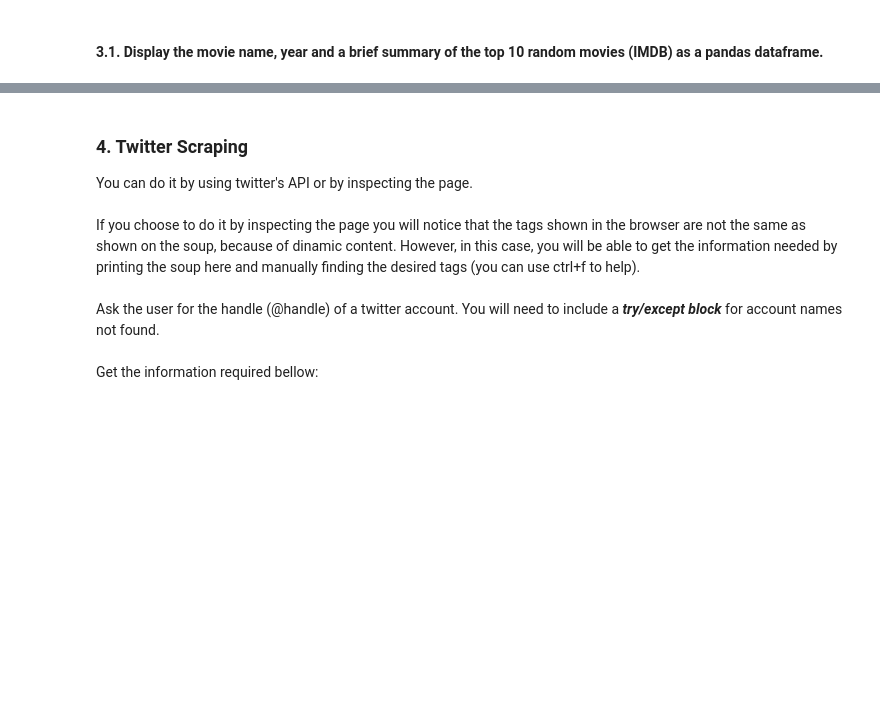
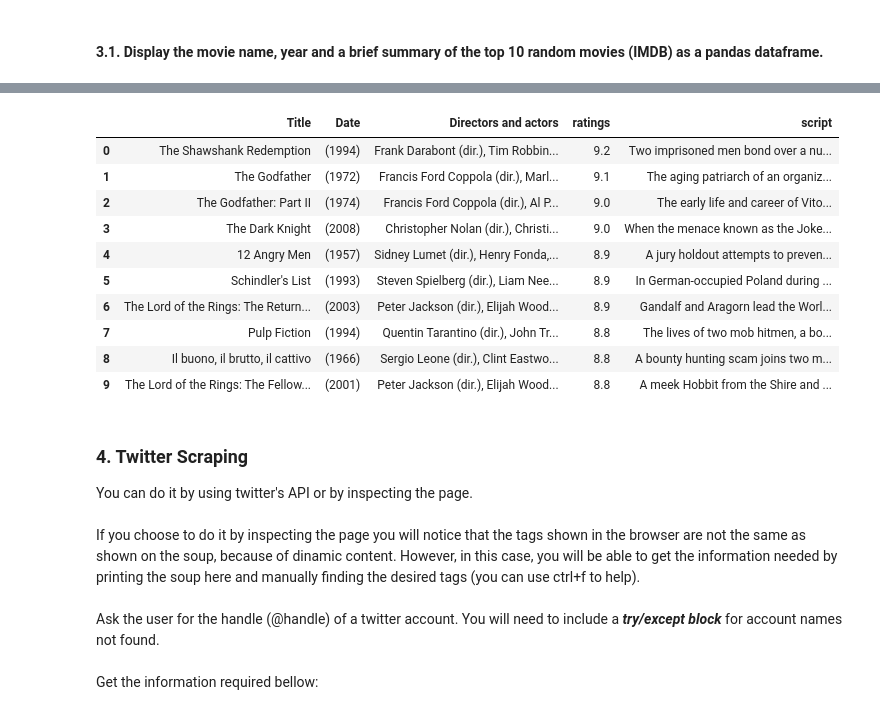
Before and after one commit to ta-data-lis/lab-web-scraping, a Jupyter notebook: your-code/main.ipynb, the cells around one changed output, grey strips where cells are left out. Cells and saved outputs as stored; diff of their text form; code cells hidden in the pictures; blank space fills up the shorter version.

```diff
--- a/your-code/main.ipynb
+++ b/your-code/main.ipynb
@@ -124,0 +374,4 @@ url = 'https://www.imdb.com/chart/top'
+# %%
+# create list with all the ratings
+ratings = soup.find_all('td', attrs = {'class':'ratingColumn imdbRating'})
+stars = [rating.get_text().strip('\n') for rating in ratings]
@@ -131,0 +413,11 @@ url = 'http://www.imdb.com/chart/top'
+# %%
+# your code here
+
+# create the list with all the urls to access the pages of each movie
+url_movie = []
+url_id = [str(movie.find_all('a')) for movie in movies]
+url_id_clean = [url.split(" ") for url in url_id]
+
+for url in url_id_clean:
+    url_movie.append("https://www.imdb.com"+str(url[1][6:len(url[1])-1])+"?pf_rd_m=A2FGELUUNOQJNL&pf_rd_p=e31d89dd-322d-4646-8962-327b42fe94b1&pf_rd_r=KBA7K5JJ8FAGBGK1DP9C&pf_rd_s=center-1&pf_rd_t=15506&pf_rd_i=top&ref_=chttp_tt_1")
+url_movie
@@ -131,0 +442,17 @@ url = 'http://www.imdb.com/chart/top'
+# %%
+# create the list with all the summaries of the first 10 movies appearing on the imdb webpage
+list_summ = []
+
+for url_ind in url_movie[0:10]:
+    response = requests.get(url_ind)
+
+    # create the soup object
+    soup = BeautifulSoup(response.content, features = 'lxml')
+
+    summaries = soup.find_all('div', attrs = {'class':'summary_text'})
+    summ = [summary.get_text().strip() for summary in summaries]
+    list_summ.append(summ[0])
+
+# create the Dataframe with the summaries
+df_right = pd.DataFrame(list_summ)
+df_right
@@ -132,3 +471,25 @@ url = 'http://www.imdb.com/chart/top'
+# %%
+# create the panda Dataframe left
+
+df_left = df.head(10)
+
+# merge left and right DataFrames
+
+df_result = df_left.merge(df_right,left_index=True, right_index=True)
+df_result.rename(columns={0: 'script'}, inplace = True, errors = "raise")
+df_result
+# %% [output]
+|  | Title | Date | Directors and actors | ratings | script |
+| 0 | The Shawshank Redemption | (1994) | Frank Darabont (dir.), Tim Robbin... | 9.2 | Two imprisoned men bond over a nu... |
+| 1 | The Godfather | (1972) | Francis Ford Coppola (dir.), Marl... | 9.1 | The aging patriarch of an organiz... |
+| 2 | The Godfather: Part II | (1974) | Francis Ford Coppola (dir.), Al P... | 9.0 | The early life and career of Vito... |
+| 3 | The Dark Knight | (2008) | Christopher Nolan (dir.), Christi... | 9.0 | When the menace known as the Joke... |
+| 4 | 12 Angry Men | (1957) | Sidney Lumet (dir.), Henry Fonda,... | 8.9 | A jury holdout attempts to preven... |
+| 5 | Schindler's List | (1993) | Steven Spielberg (dir.), Liam Nee... | 8.9 | In German-occupied Poland during ... |
+| 6 | The Lord of the Rings: The Return... | (2003) | Peter Jackson (dir.), Elijah Wood... | 8.9 | Gandalf and Aragorn lead the Worl... |
+| 7 | Pulp Fiction | (1994) | Quentin Tarantino (dir.), John Tr... | 8.8 | The lives of two mob hitmen, a bo... |
+| 8 | Il buono, il brutto, il cattivo | (1966) | Sergio Leone (dir.), Clint Eastwo... | 8.8 | A bounty hunting scam joins two m... |
+| 9 | The Lord of the Rings: The Fellow... | (2001) | Peter Jackson (dir.), Elijah Wood... | 8.8 | A meek Hobbit from the Shire and ... |
 # %% [markdown]
 ### 4. Twitter Scraping
 You can do it by using twitter's API or by inspecting the page.<br>
```
Also changed, not shown: parts of 23 cells of this notebook.
